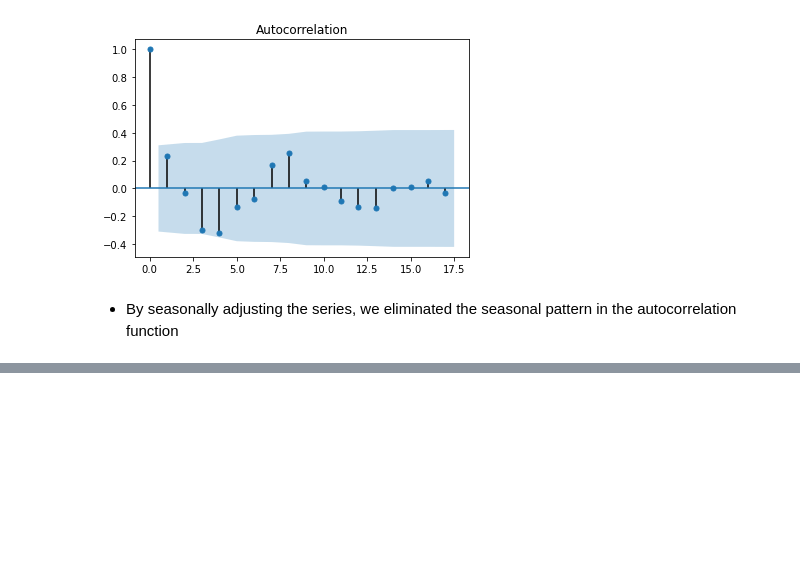
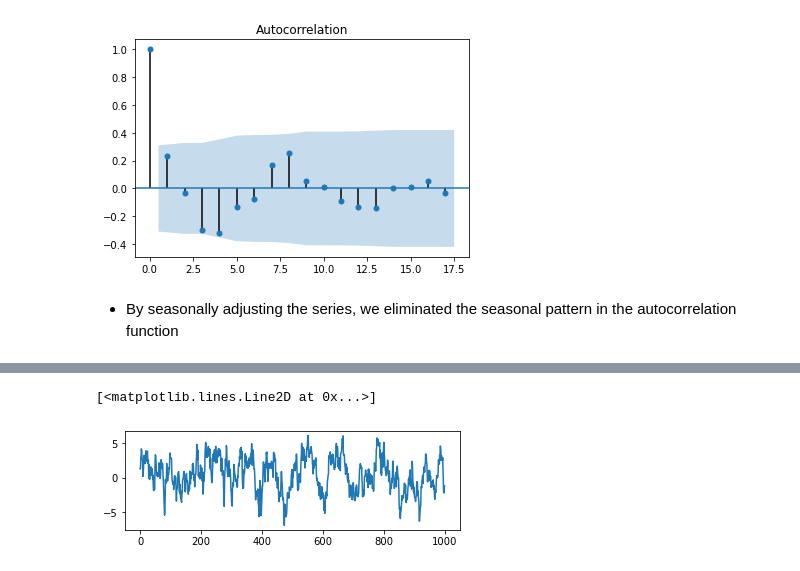
Before and after one commit to naikshubham/Forecasting-using-Python, a Jupyter notebook: Time-Series-Analysis/Time Series Analysis.ipynb, the cells around one changed output, grey strips where cells are left out. Saved outputs shown, nothing was run; the diff lists cells and outputs as text; code cells hidden in the pictures; blank space fills up the shorter version.

```diff
--- a/Time-Series-Analysis/Time Series Analysis.ipynb
+++ b/Time-Series-Analysis/Time Series Analysis.ipynb
@@ -657,0 +666,15 @@ plt.show()
+# %%
+# import the module for simulating data
+from statsmodels.tsa.arima_process import ArmaProcess
+
+# Plot 1: AR parameter = +0.9
+plt.subplot(2,1,1)
+ar1 = np.array([1, -0.9])
+ma1 = np.array([1])
+AR_object1 = ArmaProcess(ar1, ma1)
+
+simulated_data_1 = AR_object1.generate_sample(nsample=1000)
+plt.plot(simulated_data_1)
+# %% [output]
+[<matplotlib.lines.Line2D at 0x...>]
+[figure, added]
```
Also changed, not shown: parts of 9 cells of this notebook.
